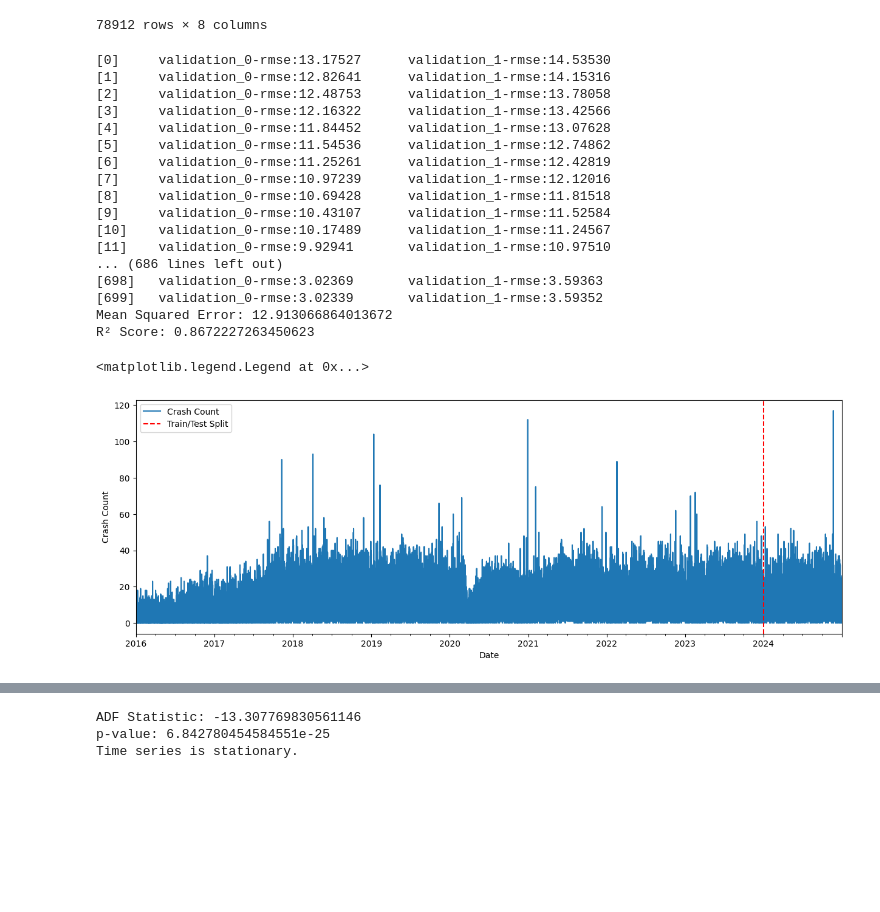
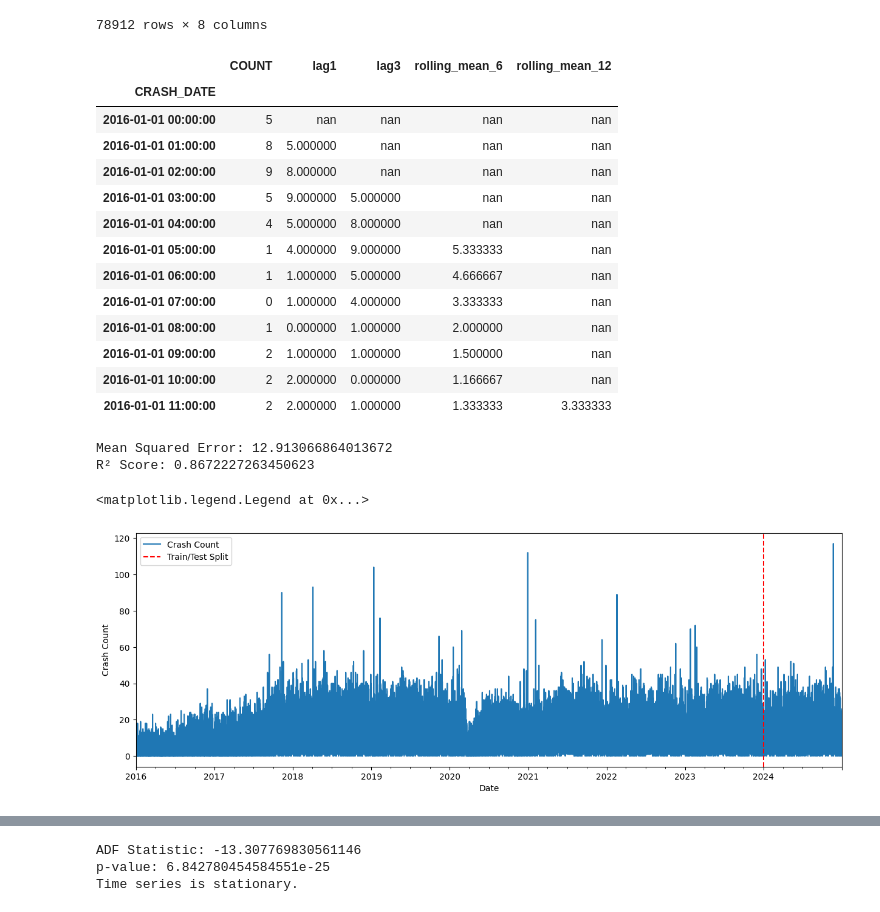
Before and after one commit to Giga1025/Optimal_Time_series_forecastings, a Jupyter notebook: Xgboost_lag_and_decompose.ipynb, the cells around one changed output, grey strips where cells are left out. Saved outputs shown, nothing was run; the diff lists cells and outputs as text; code cells hidden in the pictures; blank space fills up the shorter version.

Commit message:
" Changed verbose to False"

```diff
--- a/Xgboost_lag_and_decompose.ipynb
+++ b/Xgboost_lag_and_decompose.ipynb
@@ -61,6 +61,32 @@ data_xgboost['rolling_mean_6'] = data_xgboost['COUNT'].rolling(window=6).mean()
 data_xgboost['rolling_mean_12'] = data_xgboost['COUNT'].rolling(window=12).mean()
 data_xgboost['rolling_mean_24'] = data_xgboost['COUNT'].rolling(window=24).mean()
 data_xgboost['expanding_mean'] = data_xgboost['COUNT'].expanding().mean()
+# %%
+lags = data_xgboost[['COUNT', 'lag1', 'lag3', 'rolling_mean_6','rolling_mean_12']].head(12)
+styled_metrics = lags.style.set_table_styles([
+    {'selector': 'thead th', 'props': [('background-color', 'white'), ('color', 'black'), ('border', '2px solid black')]},  # Column Headers
+    {'selector': 'tbody td', 'props': [('background-color', 'white'), ('color', 'black'), ('border', '1px solid black')]},  # Table Body with Borders
+    {'selector': 'tbody tr th', 'props': [('background-color', 'white'), ('color', 'black'), ('border', '2px solid black')]},  # Index Column with Borders
+    {'selector': 'table', 'props': [('border-collapse', 'collapse'), ('border', '2px solid black')]}  # Ensures borders don't overlap
+])
+
+# Display Styled Table
+display(styled_metrics)
+# %% [output]
+|  | COUNT | lag1 | lag3 | rolling_mean_6 | rolling_mean_12 |
+| CRASH_DATE |  |  |  |  |  |
+| 2016-01-01 00:00:00 | 5 | nan | nan | nan | nan |
+| 2016-01-01 01:00:00 | 8 | 5.000000 | nan | nan | nan |
+| 2016-01-01 02:00:00 | 9 | 8.000000 | nan | nan | nan |
+| 2016-01-01 03:00:00 | 5 | 9.000000 | 5.000000 | nan | nan |
+| 2016-01-01 04:00:00 | 4 | 5.000000 | 8.000000 | nan | nan |
+| 2016-01-01 05:00:00 | 1 | 4.000000 | 9.000000 | 5.333333 | nan |
+| 2016-01-01 06:00:00 | 1 | 1.000000 | 5.000000 | 4.666667 | nan |
+| 2016-01-01 07:00:00 | 0 | 1.000000 | 4.000000 | 3.333333 | nan |
+| 2016-01-01 08:00:00 | 1 | 0.000000 | 1.000000 | 2.000000 | nan |
+| 2016-01-01 09:00:00 | 2 | 1.000000 | 1.000000 | 1.500000 | nan |
+| 2016-01-01 10:00:00 | 2 | 2.000000 | 0.000000 | 1.166667 | nan |
+| 2016-01-01 11:00:00 | 2 | 2.000000 | 1.000000 | 1.333333 | 3.333333 |
 # %%
 from xgboost import XGBRegressor
 
@@ -96,13 +122,13 @@ reg = XGBRegressor(
 reg.fit(
     train[FEATURES], train[TARGET],  # ✅ Training Data
     eval_set=[(train[FEATURES], train[TARGET]), (test[FEATURES], test[TARGET])],  # ✅ Validation Set
-    verbose=True  # ✅ Show training progress
+    verbose= False  # ✅ Show training progress
 )
 
-rr2 = reg.score(train[FEATURES], train[TARGET])
-mse = mean_squared_error(test[TARGET], reg.predict(test[FEATURES]))
-print(f"Mean Squared Error: {mse}")
-print(f"R² Score: {rr2}")
+rr2_lag = reg.score(train[FEATURES], train[TARGET])
+mse_lag = mean_squared_error(test[TARGET], reg.predict(test[FEATURES]))
+print(f"Mean Squared Error: {mse_lag}")
+print(f"R² Score: {rr2_lag}")
 
 ax = data_xgboost[['COUNT']].plot(figsize=(15, 5))
 plt.axvline(x=pd.Timestamp("2024-01-01"), linestyle='--', color='red')
@@ -110,21 +136,6 @@ plt.xlabel('Date')
 plt.ylabel('Crash Count')
 plt.legend(['Crash Count', 'Train/Test Split'])
 # %% [output]
-[0]     validation_0-rmse:13.17527      validation_1-rmse:14.53530
-[1]     validation_0-rmse:12.82641      validation_1-rmse:14.15316
-[2]     validation_0-rmse:12.48753      validation_1-rmse:13.78058
-[3]     validation_0-rmse:12.16322      validation_1-rmse:13.42566
-[4]     validation_0-rmse:11.84452      validation_1-rmse:13.07628
-[5]     validation_0-rmse:11.54536      validation_1-rmse:12.74862
-[6]     validation_0-rmse:11.25261      validation_1-rmse:12.42819
-[7]     validation_0-rmse:10.97239      validation_1-rmse:12.12016
-[8]     validation_0-rmse:10.69428      validation_1-rmse:11.81518
-[9]     validation_0-rmse:10.43107      validation_1-rmse:11.52584
-[10]    validation_0-rmse:10.17489      validation_1-rmse:11.24567
-[11]    validation_0-rmse:9.92941       validation_1-rmse:10.97510
-... (686 lines left out)
-[698]   validation_0-rmse:3.02369       validation_1-rmse:3.59363
-[699]   validation_0-rmse:3.02339       validation_1-rmse:3.59352
 Mean Squared Error: 12.913066864013672
 R² Score: 0.8672227263450623
 <matplotlib.legend.Legend at 0x...>
```
Also changed, not shown: parts of 6 cells of this notebook.
